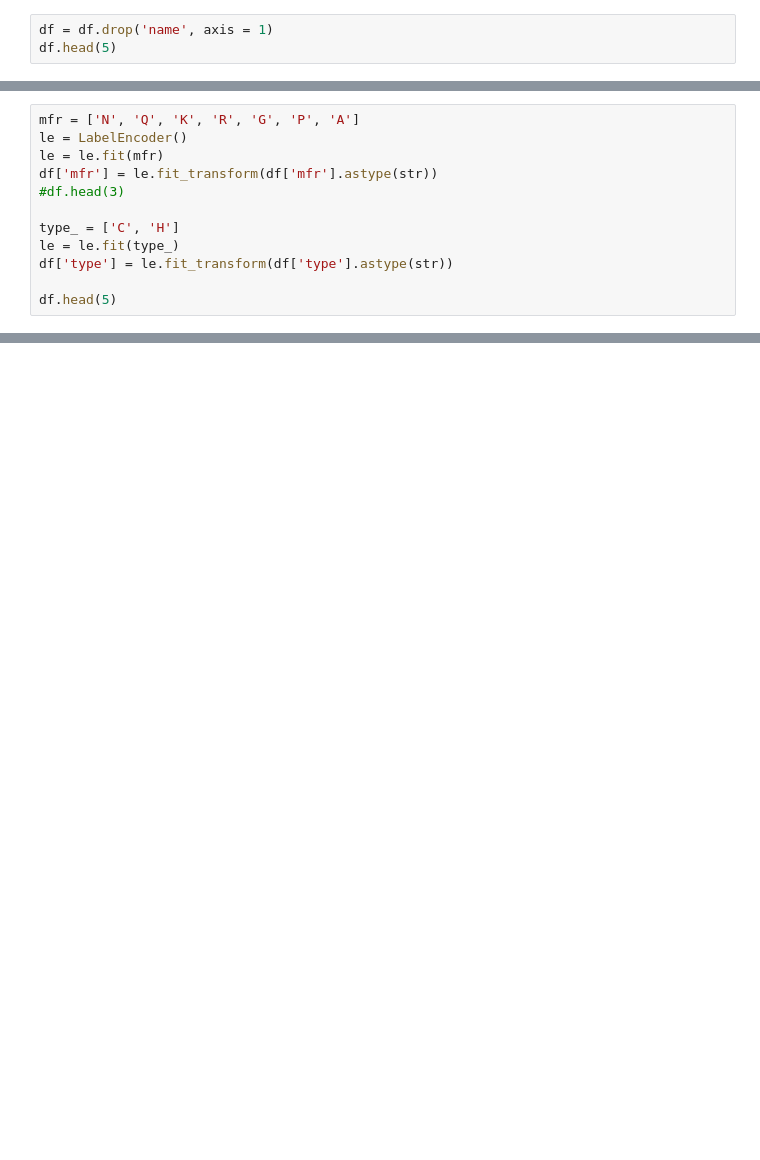
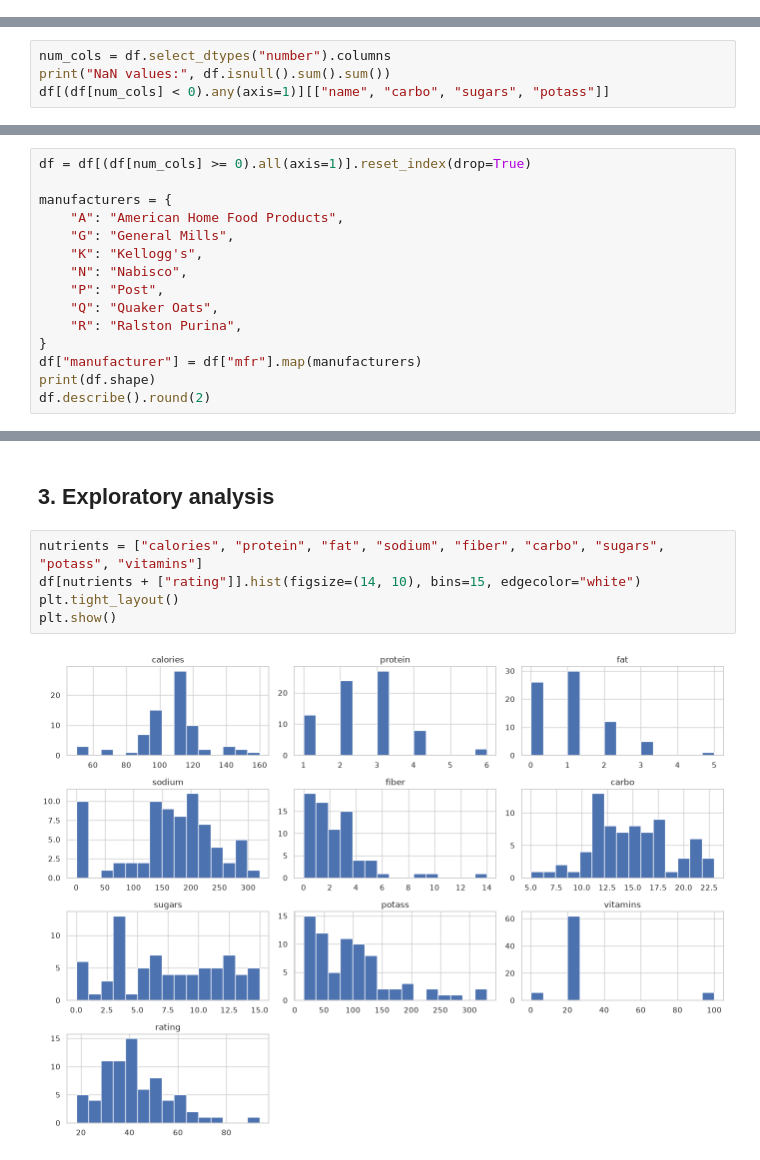
Before and after one commit to salehinafnan/machine-learning-implementation, a Jupyter notebook: cereal.ipynb, the cells around one changed output, grey strips where cells are left out. Drawn from its saved outputs; the diff is of its cells as text; blank space fills up the shorter version.

```diff
--- a/cereal.ipynb
+++ b/cereal.ipynb
@@ -118,3 +72,0 @@ sns.boxplot(x = 'sugars', y = 'rating', data = df)
-# %%
-df = df.drop('name', axis = 1)
-df.head(5)
@@ -136,12 +72,0 @@ from sklearn.preprocessing import LabelEncoder
-# %%
-mfr = ['N', 'Q', 'K', 'R', 'G', 'P', 'A']
-le = LabelEncoder()
-le = le.fit(mfr)
-df['mfr'] = le.fit_transform(df['mfr'].astype(str))
-#df.head(3)
-
-type_ = ['C', 'H']
-le = le.fit(type_)
-df['type'] = le.fit_transform(df['type'].astype(str))
-
-df.head(5)
@@ -234,0 +77,4 @@ r2 score for lasso regression model is :  0.9999916598442256
+# %%
+num_cols = df.select_dtypes("number").columns
+print("NaN values:", df.isnull().sum().sum())
+df[(df[num_cols] < 0).any(axis=1)][["name", "carbo", "sugars", "potass"]]
@@ -234,0 +89,15 @@ r2 score for lasso regression model is :  0.9999916598442256
+# %%
+df = df[(df[num_cols] >= 0).all(axis=1)].reset_index(drop=True)
+
+manufacturers = {
+    "A": "American Home Food Products",
+    "G": "General Mills",
+    "K": "Kellogg's",
+    "N": "Nabisco",
+    "P": "Post",
+    "Q": "Quaker Oats",
+    "R": "Ralston Purina",
+}
+df["manufacturer"] = df["mfr"].map(manufacturers)
+print(df.shape)
+df.describe().round(2)
@@ -234,0 +115,9 @@ r2 score for lasso regression model is :  0.9999916598442256
+# %% [markdown]
+## 3. Exploratory analysis
+# %%
+nutrients = ["calories", "protein", "fat", "sodium", "fiber", "carbo", "sugars", "potass", "vitamins"]
+df[nutrients + ["rating"]].hist(figsize=(14, 10), bins=15, edgecolor="white")
+plt.tight_layout()
+plt.show()
+# %% [output]
+[figure, added]
```
Also changed, not shown: parts of 53 cells of this notebook, 6 other files.
